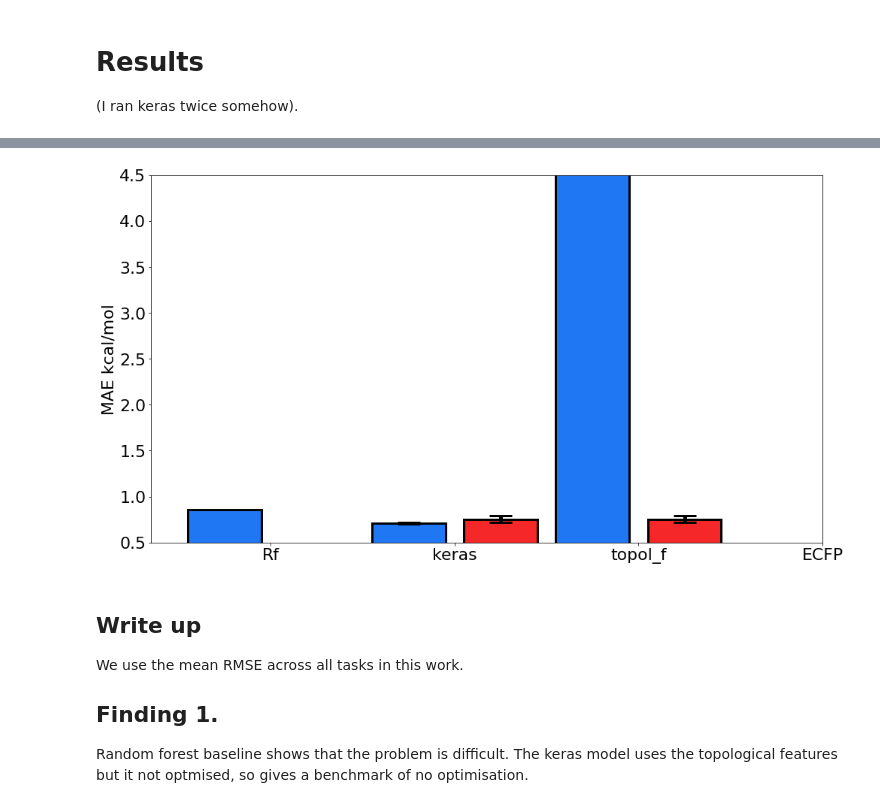
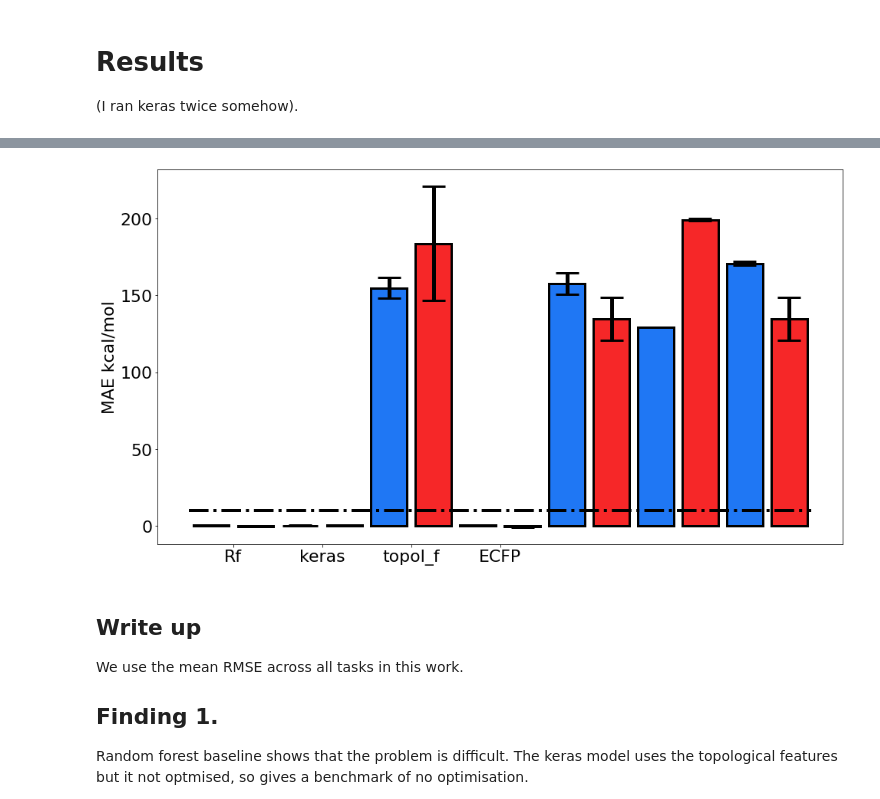
Before and after one commit to ellagale/GandT, a Jupyter notebook: Test_QM7_First.ipynb, the cells around one changed output, grey strips where cells are left out. Cells and saved outputs as stored; diff of their text form; code cells hidden in the pictures.

```diff
--- a/Test_QM7_First.ipynb
+++ b/Test_QM7_First.ipynb
@@ -191,7 +165,7 @@ my_dataset
 This makes the topological features.
 # %%
 topol_feat_list, topol_feat_mat = h.make_topological_features_from_deepchem(
-    my_dataset,
+    my_starting_dataset,
     file_type='dc',
     verbose=False,
     num_of_molecules = num_of_molecules,
@@ -859,13 +669,13 @@ for i in range(5):
     model = dc.models.MultitaskRegressor(n_tasks=len(tasks),
                                           n_features=18,
                                           layer_sizes=[1000,1000],
-                                          dropouts=0.4,
-                                          learning_rate=0.01)
-    callback = dc.models.ValidationCallback(valid_dataset, 1000, metric)
-    model.fit(train_dataset, nb_epoch=50, callbacks=callback)
+                                          dropouts=0.2,
+                                          learning_rate=0.001)
+    callback = dc.models.ValidationCallback(valid_dataset_tf, 5, metric1)
+    model.fit(train_dataset_tf, nb_epoch=500, callbacks=callback)
 
     # line below returns a dictionary
-    train_scores.append(model.evaluate(train_dataset, metric, transformers=transformers)['mae_score'])
-    validate_scores.append(model.evaluate(valid_dataset, metric, transformers=transformers)['mae_score'])
-    test_scores.append(model.evaluate(test_dataset, metric, transformers=transformers)['mae_score'])
+    train_scores.append(model.evaluate(train_dataset_tf, metric)['mae_score'])
+    validate_scores.append(model.evaluate(valid_dataset_tf, metric)['mae_score'])
+    test_scores.append(model.evaluate(test_dataset_tf, metric)['mae_score'])
 # %% [output]
@@ -876,0 +746,25 @@ TypeError: float() argument must be a string or a number, not 'Mol'
+# %%
+
+
+
+Splitter_Object = dc.splits.RandomSplitter()
+train_dataset_tf_un, valid_dataset_tf_un, test_dataset_tf_un = Splitter_Object.train_valid_test_split(
+    dataset=my_untransformed_dataset,
+    frac_train=0.8,
+    frac_valid=0.1,
+    frac_test=0.1)
+
+train_scores, validate_scores, test_scores = [],[],[]
+for i in range(5):
+    model = dc.models.MultitaskRegressor(n_tasks=len(tasks),
+                                          n_features=18,
+                                          layer_sizes=[1000,1000],
+                                          dropouts=0.2,
+                                          learning_rate=0.001)
+    callback = dc.models.ValidationCallback(valid_dataset_tf, 5, metric1)
+    model.fit(train_dataset_tf_un, nb_epoch=500, callbacks=callback)
+
+    # line below returns a dictionary
+    train_scores.append(model.evaluate(train_dataset_tf_un, metric)['mae_score'])
+    validate_scores.append(model.evaluate(valid_dataset_tf_un, metric)['mae_score'])
+    test_scores.append(model.evaluate(test_dataset_tf_un, metric)['mae_score'])
@@ -1204,7 +1137,7 @@ labels
 # %%
 labels = ['Rf', 'keras', 'topol_f', 'ECFP']
 # %%
-Best=0.053
+Best=10
 
 #data=[dc_NN_MR_small_train_scores_rmse,
 #      dc_NN_MR_small_test_scores_rmse,
@@ -1213,35 +1146,35 @@ Best=0.053
 
 
 #x_positions = [1,2,3,4]
 # train test
 #means=[mean_train_dc_NN_MR_small_rmse, mean_test_dc_NN_MR_small_rmse, mean_train_dc_NN_MR_large_rmse, mean_test_dc_NN_MR_large_rmse]
 #stds=[std_error_train_dc_NN_MR_small_rmse, std_error_test_dc_NN_MR_small_rmse, std_error_train_dc_NN_MR_large_rmse, std_error_test_dc_NN_MR_large_rmse]
 
 
 
 x_positions = [x+1 for x in range(len(means))]
 plt.figure(figsize=(16, 9))
 #plt.fontsize(14)
 plt.rcParams.update({'font.size': 22})
 
 plt.bar(x_positions, means,
         color=["#1f77f4","#f62728","#1f77f4","#f62728"],
         edgecolor='k',
         linewidth='3',
         yerr=stds,
         error_kw=dict(lw=5, capsize=15, capthick=3))
 #for i in range(4):
 #    x=data[i]; plt.plot(np.ones(len(x))*(i+1),x,'o',color="#444444")
 
 plt.plot([0.5,max(x_positions) + 0.5],[Best,Best],'k',linewidth=4,linestyle='-.')
 axes=plt.gca()
-axes.set_ylim([0.5,4.5])
+#axes.set_ylim([0.5,4.5])
 #axes.set_xlim([0.45,4.55])
 plt.xticks([1.5,3.5,5.5,7.5],labels)
 plt.ylabel('MAE kcal/mol')
 plt.savefig(os.path.join(results_dir, "2021_10_04_QM7_rmse_all_tests_run2.png"))
 # %% [output]
-[figure, old version]
+[figure, new version]
 # %% [markdown]
 ## Write up
 
```
Also changed, not shown: parts of 138 cells of this notebook, 2 other files.
